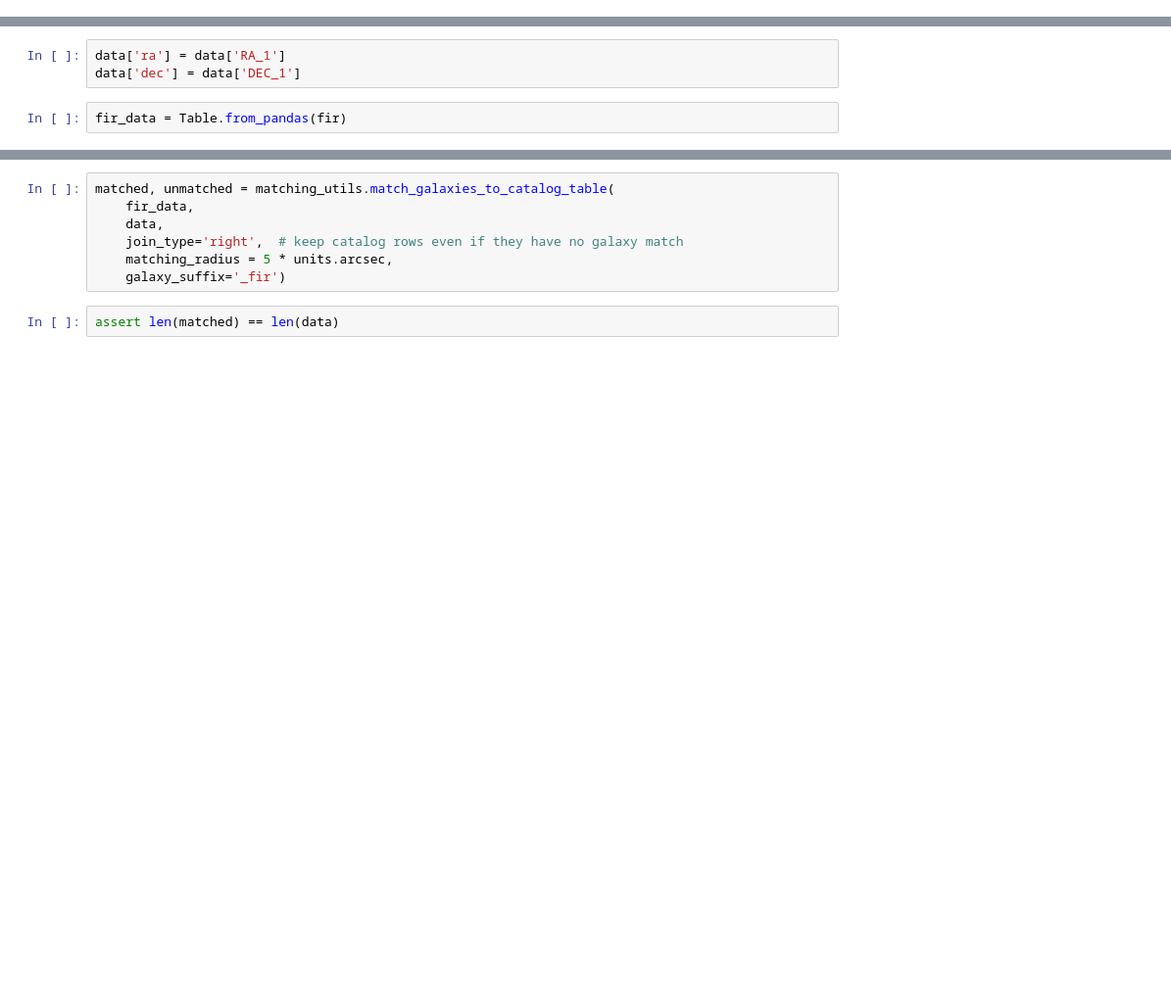
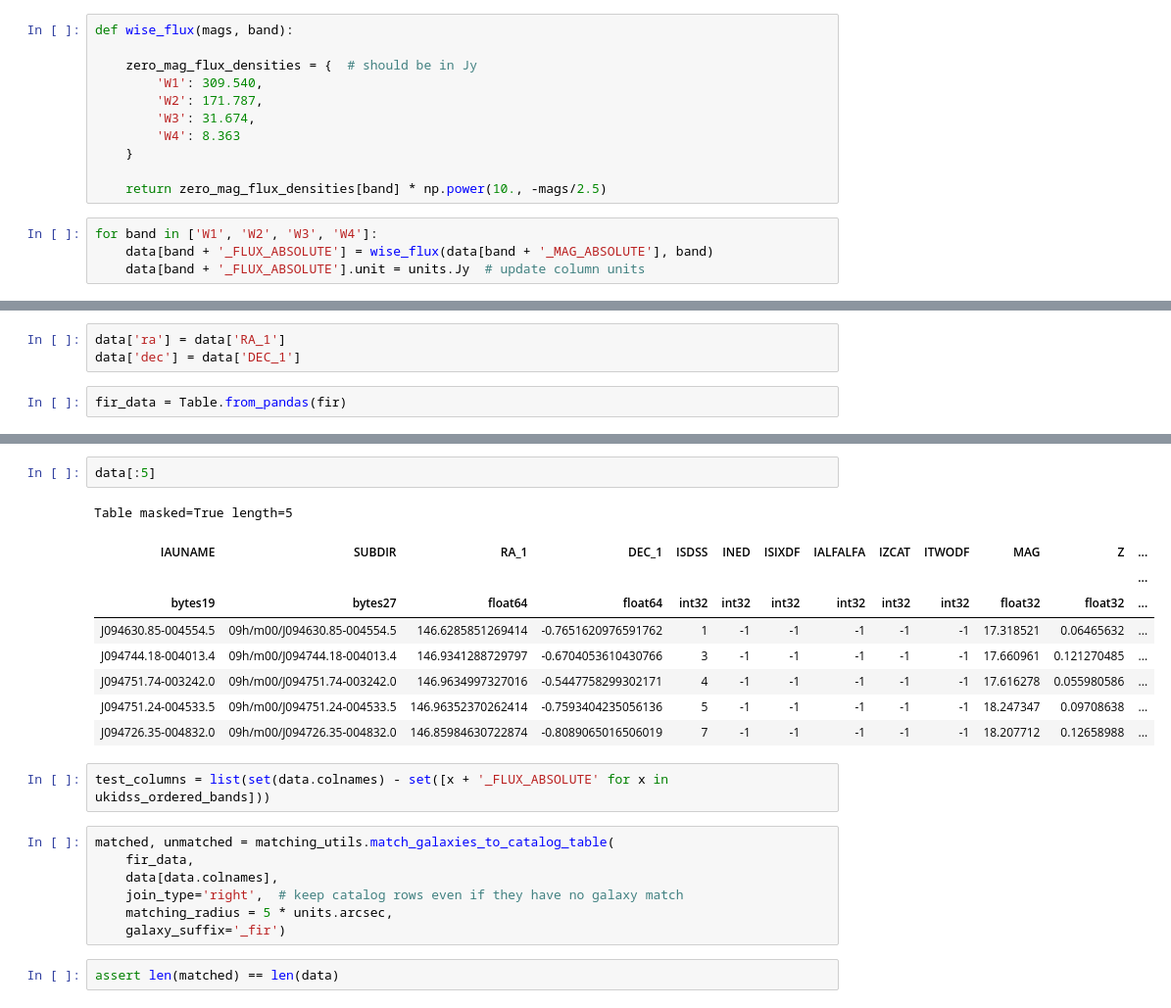
Before and after one commit to mwalmsley/find_agn, a Jupyter notebook: core-sample-basic-properties.ipynb, the cells around one changed output, grey strips where cells are left out. Shown at 98% size. Drawn from its saved outputs; the diff is of its cells as text; blank space fills up the shorter version.

```diff
--- a/core-sample-basic-properties.ipynb
+++ b/core-sample-basic-properties.ipynb
@@ -310,0 +470,15 @@ There are some REALLY bright W4 sources, if my crossmatching and cosmology is co
+# %%
+def wise_flux(mags, band):
+
+    zero_mag_flux_densities = {  # should be in Jy
+        'W1': 309.540,
+        'W2': 171.787,
+        'W3': 31.674,
+        'W4': 8.363
+    }
+
+    return zero_mag_flux_densities[band] * np.power(10., -mags/2.5)
+# %%
+for band in ['W1', 'W2', 'W3', 'W4']:
+    data[band + '_FLUX_ABSOLUTE'] = wise_flux(data[band + '_MAG_ABSOLUTE'], band)
+    data[band + '_FLUX_ABSOLUTE'].unit = units.Jy  # update column units
@@ -353,7 +550,21 @@ fir_data = Table.from_pandas(fir)
+# %%
+data[:5]
+# %% [output]
+Table masked=True length=5
+| IAUNAME | SUBDIR | RA_1 | DEC_1 | ISDSS | INED | ISIXDF | IALFALFA | IZCAT | ITWODF | MAG | Z | ... |
+|  |  |  |  |  |  |  |  |  |  |  |  | ... |
+| bytes19 | bytes27 | float64 | float64 | int32 | int32 | int32 | int32 | int32 | int32 | float32 | float32 | ... |
+| J094630.85-004554.5 | 09h/m00/J094630.85-004554.5 | 146.6285851269414 | -0.7651620976591762 | 1 | -1 | -1 | -1 | -1 | -1 | 17.318521 | 0.06465632 | ... |
+| J094744.18-004013.4 | 09h/m00/J094744.18-004013.4 | 146.9341288729797 | -0.6704053610430766 | 3 | -1 | -1 | -1 | -1 | -1 | 17.660961 | 0.121270485 | ... |
+| J094751.74-003242.0 | 09h/m00/J094751.74-003242.0 | 146.9634997327016 | -0.5447758299302171 | 4 | -1 | -1 | -1 | -1 | -1 | 17.616278 | 0.055980586 | ... |
+| J094751.24-004533.5 | 09h/m00/J094751.24-004533.5 | 146.96352370262414 | -0.7593404235056136 | 5 | -1 | -1 | -1 | -1 | -1 | 18.247347 | 0.09708638 | ... |
+| J094726.35-004832.0 | 09h/m00/J094726.35-004832.0 | 146.85984630722874 | -0.8089065016506019 | 7 | -1 | -1 | -1 | -1 | -1 | 18.207712 | 0.12658988 | ... |
+# %%
+test_columns = list(set(data.colnames) - set([x + '_FLUX_ABSOLUTE' for x in ukidss_ordered_bands]))
 # %%
 matched, unmatched = matching_utils.match_galaxies_to_catalog_table(
     fir_data,
-    data,
+    data[data.colnames],
     join_type='right',  # keep catalog rows even if they have no galaxy match
     matching_radius = 5 * units.arcsec,
     galaxy_suffix='_fir')
```
Also changed, not shown: parts of 59 cells of this notebook, 1 other file.
